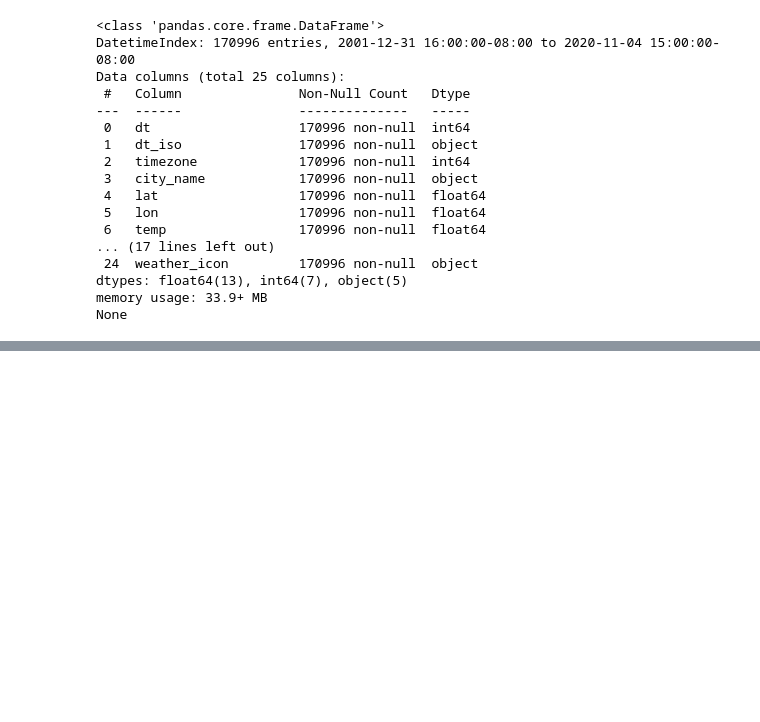
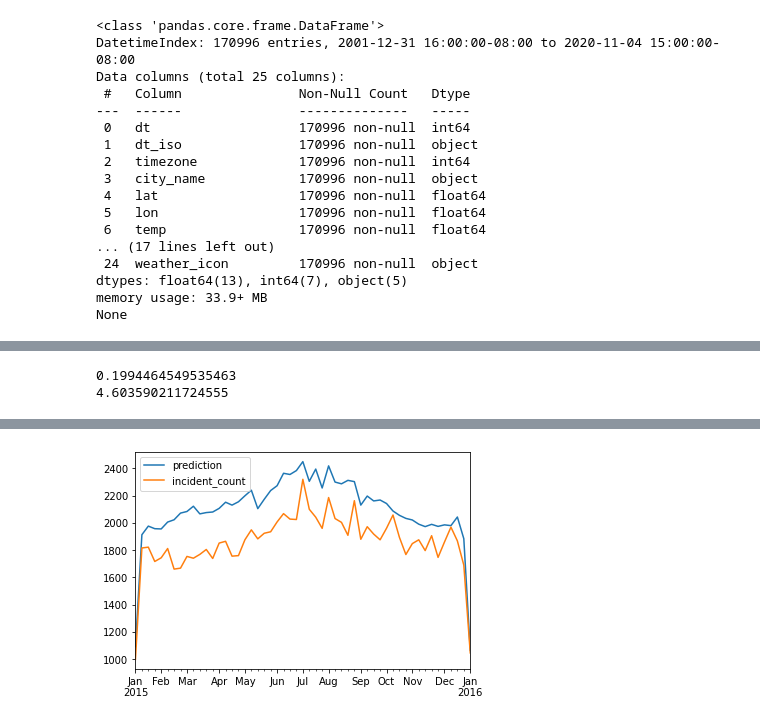
Before and after one commit to cmp0xff/seattle-911, a Jupyter notebook: main.ipynb, the cells around one changed output, grey strips where cells are left out. Drawn from its saved outputs; the diff is of its cells as text; code cells hidden in the pictures; blank space fills up the shorter version.

```diff
--- a/main.ipynb
+++ b/main.ipynb
@@ -129,0 +142,26 @@ AttributeError: 'Index' object has no attribute 'hour'
+# %%
+import numpy as np
+from sklearn.linear_model import LinearRegression
+from sklearn.metrics import mean_squared_error
+
+x_tr = xy.loc['2016':'2020'].iloc[:, 1:]
+x_te = xy.loc['2015'].iloc[:, 1:]
+y_tr = xy.loc['2016':'2020'].iloc[:, 0]
+y_te = xy.loc['2015'].iloc[:, 0]
+
+reg_all = LinearRegression()
+reg_all.fit(x_tr, y_tr)
+y_pd = reg_all.predict(x_te)
+print(reg_all.score(x_te, y_te))
+print(np.sqrt(mean_squared_error(y_te, y_pd)))
+# %% [output]
+0.1994464549535463
+4.603590211724555
+# %%
+import matplotlib.pyplot as plt
+
+ress = pd.DataFrame(data=y_pd, index=y_te.index, columns=['prediction']).join(y_te)
+print(ress)
+ress.resample('W').sum().plot()
+plt.show()
+# %% [output]
@@ -129,0 +182 @@ AttributeError: 'Index' object has no attribute 'hour'
+[figure, added]
```
Also changed, not shown: parts of 8 cells of this notebook.
